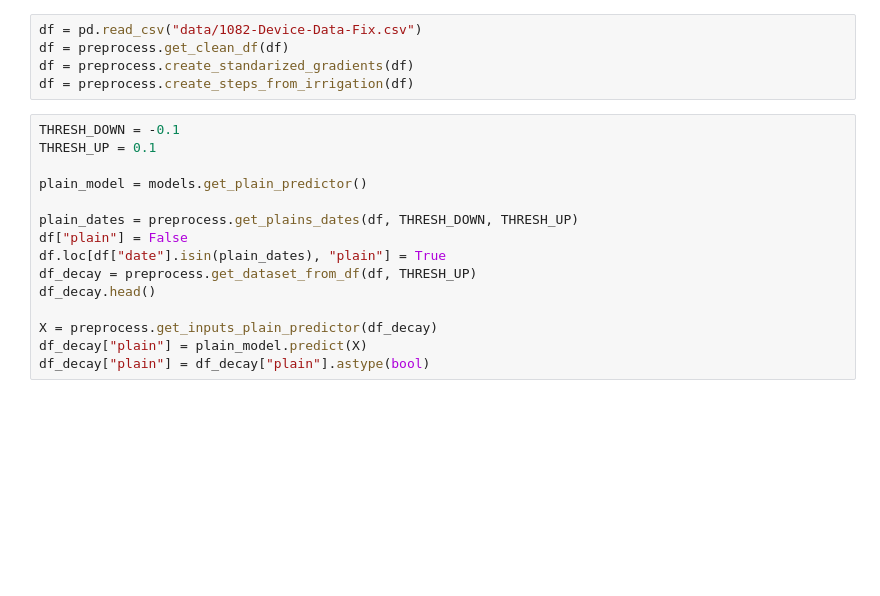
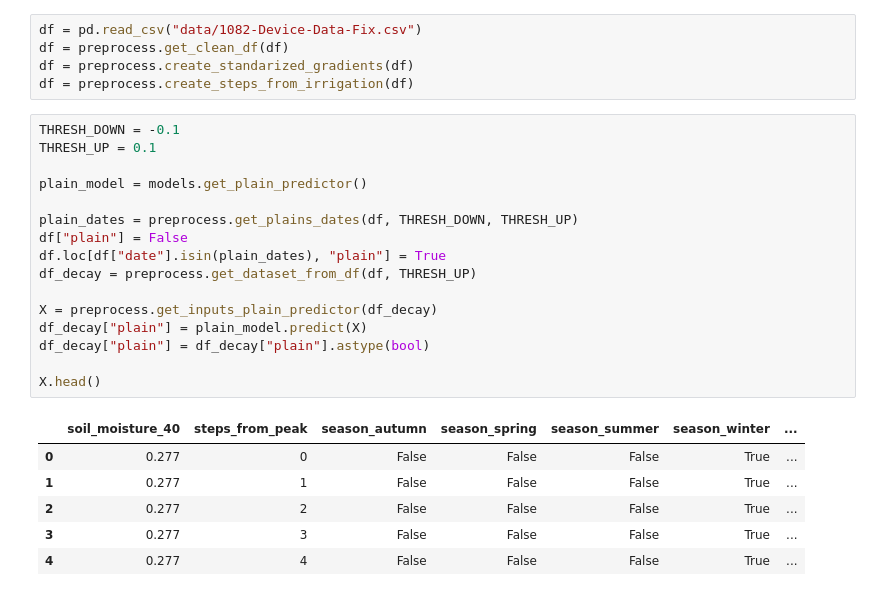
Before and after one commit to 3urega/SAF, a Jupyter notebook: separate_slopes.ipynb, the cells around one changed output. Saved outputs shown, nothing was run; the diff lists cells and outputs as text; blank space fills up the shorter version.

```diff
--- a/separate_slopes.ipynb
+++ b/separate_slopes.ipynb
@@ -15,16 +15,24 @@ df = preprocess.create_steps_from_irrigation(df)
 # %%
 THRESH_DOWN = -0.1
 THRESH_UP = 0.1
 
 plain_model = models.get_plain_predictor()
 
 plain_dates = preprocess.get_plains_dates(df, THRESH_DOWN, THRESH_UP)
 df["plain"] = False
 df.loc[df["date"].isin(plain_dates), "plain"] = True
 df_decay = preprocess.get_dataset_from_df(df, THRESH_UP)
-df_decay.head()
 
 X = preprocess.get_inputs_plain_predictor(df_decay)
 df_decay["plain"] = plain_model.predict(X)
 df_decay["plain"] = df_decay["plain"].astype(bool)
+
+X.head()
+# %% [output]
+|  | soil_moisture_40 | steps_from_peak | season_autumn | season_spring | season_summer | season_winter | ... |
+| 0 | 0.277 | 0 | False | False | False | True | ... |
+| 1 | 0.277 | 1 | False | False | False | True | ... |
+| 2 | 0.277 | 2 | False | False | False | True | ... |
+| 3 | 0.277 | 3 | False | False | False | True | ... |
+| 4 | 0.277 | 4 | False | False | False | True | ... |
 # %%
```
Also changed, not shown: parts of 9 cells of this notebook, 5 other files.
